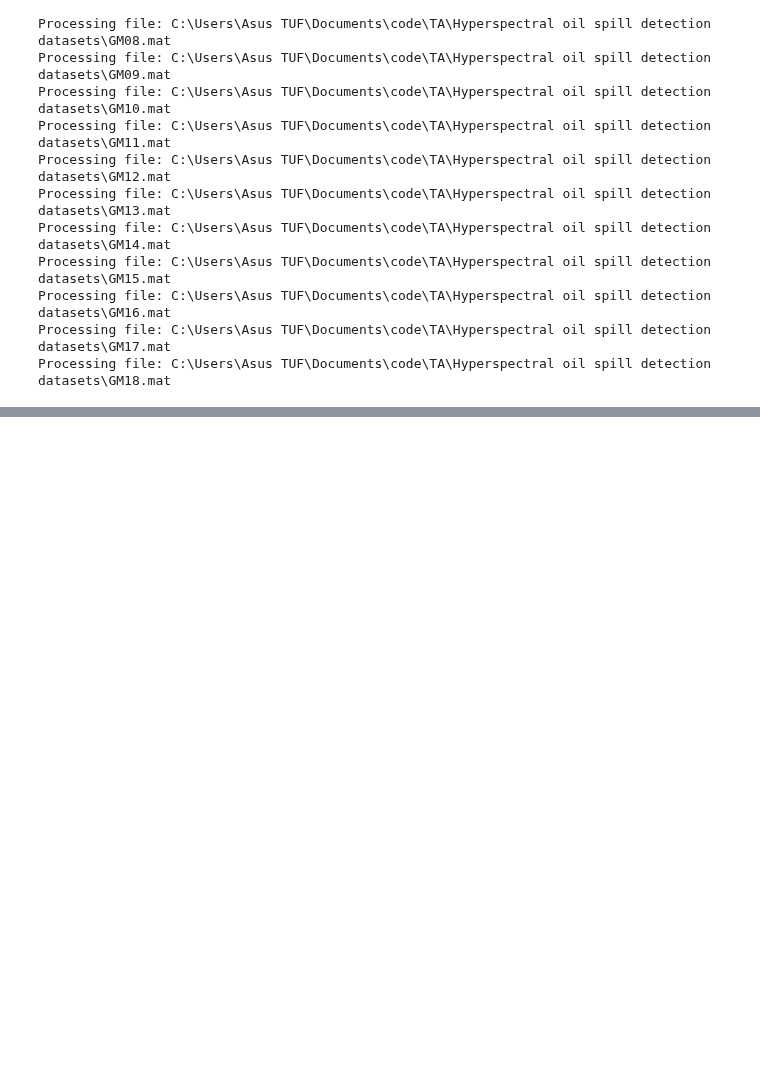
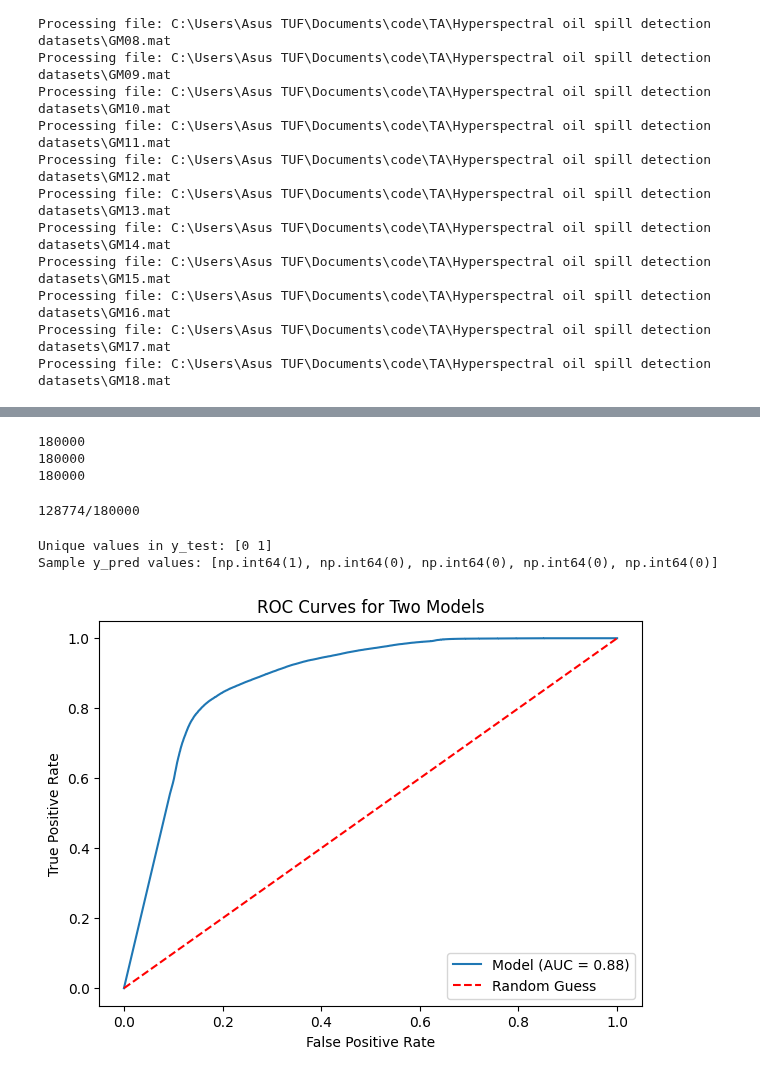
Before and after one commit to FathanAbi/tugas-akhir-model-deteksi-tumpahan-minyakl, a Jupyter notebook: simsiam/simsiam/testModel.ipynb, the cells around one changed output, grey strips where cells are left out. Drawn from its saved outputs; the diff is of its cells as text; code cells hidden in the pictures; blank space fills up the shorter version.

```diff
--- a/simsiam/simsiam/testModel.ipynb
+++ b/simsiam/simsiam/testModel.ipynb
@@ -68,7 +71,7 @@ def testWithDataset(n):
     print(f"indices = 0 shape: {indices0.shape}")
     print(f"indices = 1 shape: {indices1.shape}")
 
-    num_samples = 1000
+    num_samples = 5000
 
     random_indices0 = indices0[np.random.choice(len(indices0), num_samples, replace=False)]
     random_indices1 = indices1[np.random.choice(len(indices1), num_samples, replace=False)]
@@ -141,7 +149,7 @@ def predict_batch(model, batch_input, device):
 device = torch.device("cuda" if torch.cuda.is_available() else "cpu")
 batch_size = 64  # You can change this depending on your GPU capacity
 
-model_path = r"C:\Users\Asus TUF\Documents\code\TA\simsiam\simsiam\models\finetune\20250514_153647_checkpoint_best_model.pth.tar"
+model_path = r"C:\Users\Asus TUF\Documents\code\TA\simsiam\simsiam\models\finetune\20250514_171324_checkpoint_best_model.pth.tar"
 model_name = model_path.split('\\')[-1]
 
 print(f"Creating model {model_name}...")
@@ -364,0 +420,54 @@ acc: 0.7278055555555556
+# %%
+print(len(groundtruth))
+print(len(prediction))
+print(len(y_prob))
+# %% [output]
+180000
+180000
+180000
+# %%
+y_test = groundtruth
+y_pred = prediction
+correct = 0
+total = 0
+
+for x, y in zip(y_test, y_pred):
+    total += 1
+    if x == y:
+        correct += 1
+# %%
+print(f'{correct}/{total}')
+# %% [output]
+128774/180000
+# %%
+y_test_np = np.array([label.item() for label in y_test])
+# Ensure labels are binary (0 and 1)
+print("Unique values in y_test:", pd.Series(y_test_np).unique())
+
+# Check if y_pred is probability (float) or hard prediction (int)
+print("Sample y_pred values:", y_pred[:5])
+# %% [output]
+Unique values in y_test: [0 1]
+Sample y_pred values: [np.int64(1), np.int64(0), np.int64(0), np.int64(0), np.int64(0)]
+# %%
+
+
+test_df = pd.DataFrame(
+    {'True': y_test_np, 'Model': y_prob})
+
+plt.figure(figsize=(7, 5))
+
+
+fpr, tpr, _ = roc_curve(test_df['True'], test_df['Model'])
+roc_auc = auc(fpr, tpr)
+plt.plot(fpr, tpr, label=f'Model (AUC = {roc_auc:.2f})')
+
+plt.plot([0, 1], [0, 1], 'r--', label='Random Guess')
+
+plt.xlabel('False Positive Rate')
+plt.ylabel('True Positive Rate')
+plt.title('ROC Curves for Two Models')
+plt.legend()
+plt.show()
+# %% [output]
+[figure, added]
```
Also changed, not shown: parts of 9 cells of this notebook, 2 other files.
